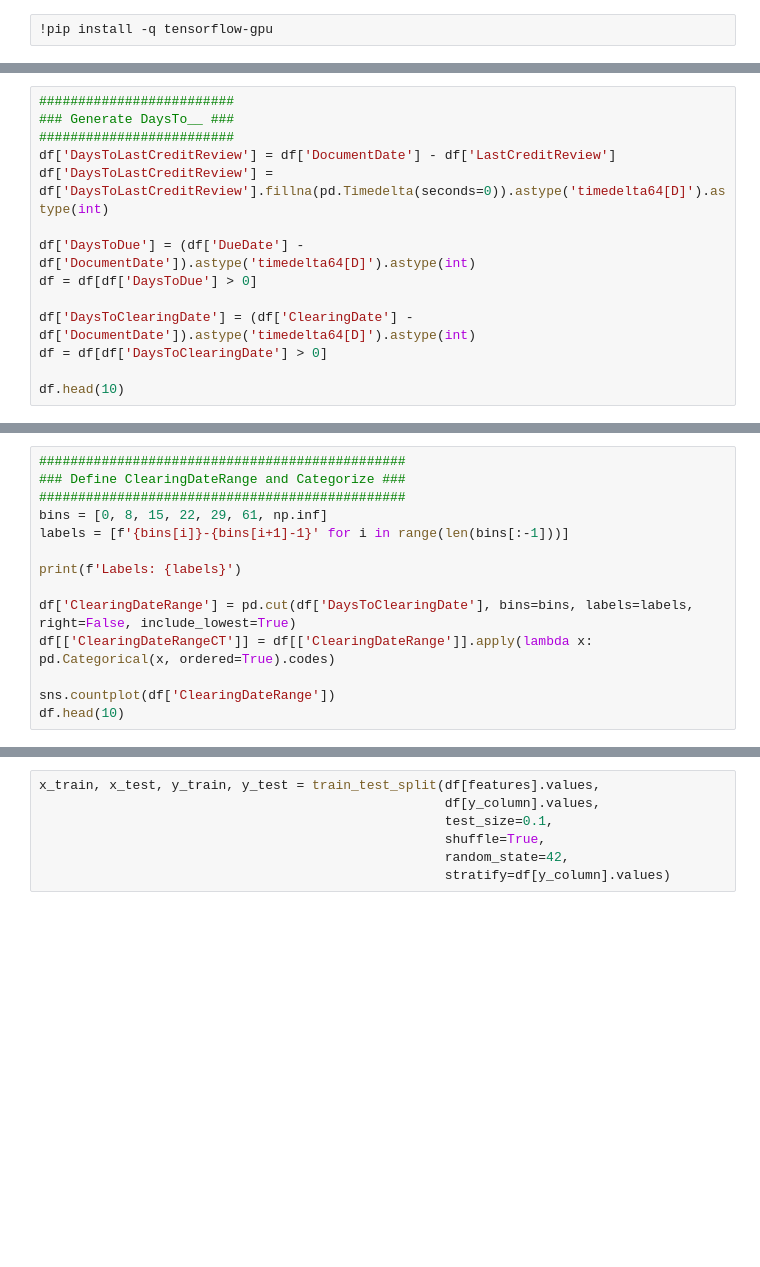
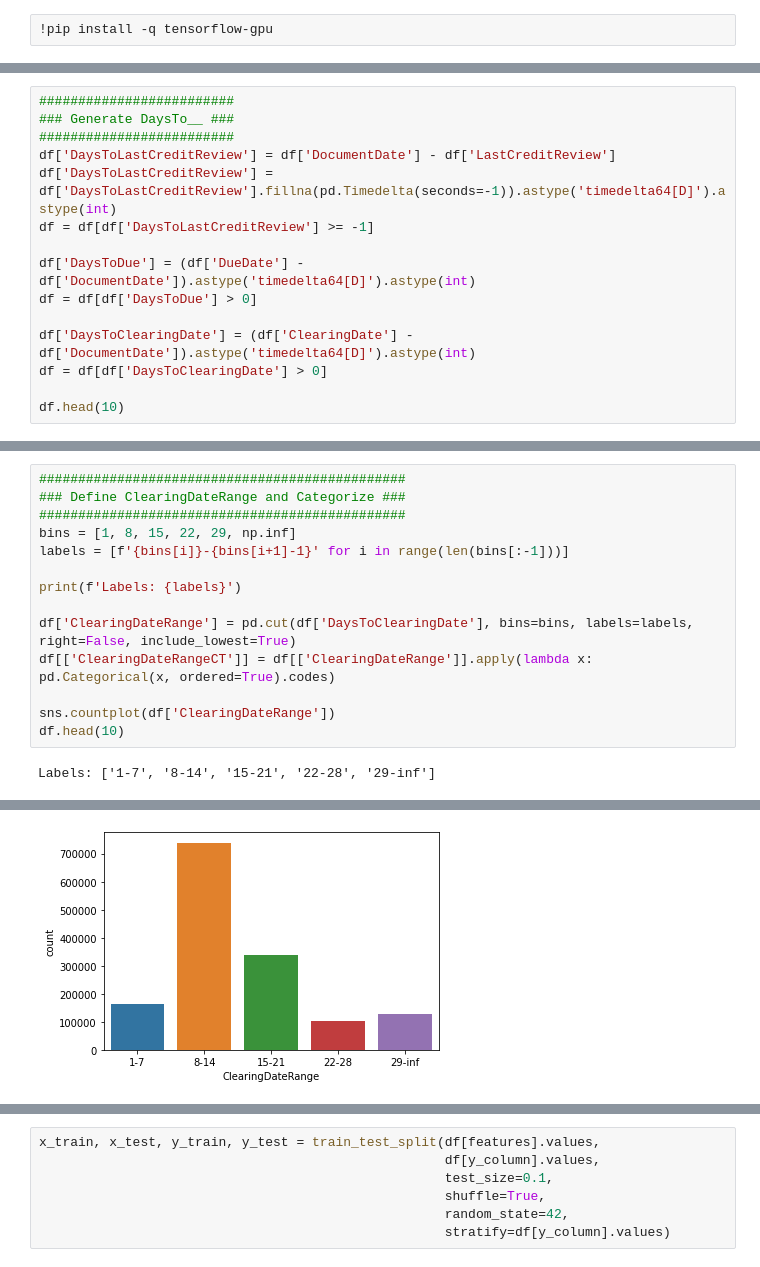
Before and after one commit to arthurflor23/invoice-payment-prediction, a Jupyter notebook: predict-payments.ipynb, the cells around one changed output, grey strips where cells are left out. Drawn from its saved outputs; the diff is of its cells as text; blank space fills up the shorter version.

```diff
--- a/predict-payments.ipynb
+++ b/predict-payments.ipynb
@@ -63,7 +125,8 @@ df.head(100)
 ### Generate DaysTo__ ###
 #########################
 df['DaysToLastCreditReview'] = df['DocumentDate'] - df['LastCreditReview']
-df['DaysToLastCreditReview'] = df['DaysToLastCreditReview'].fillna(pd.Timedelta(seconds=0)).astype('timedelta64[D]').astype(int)
+df['DaysToLastCreditReview'] = df['DaysToLastCreditReview'].fillna(pd.Timedelta(seconds=-1)).astype('timedelta64[D]').astype(int)
+df = df[df['DaysToLastCreditReview'] >= -1]
 
 df['DaysToDue'] = (df['DueDate'] - df['DocumentDate']).astype('timedelta64[D]').astype(int)
 df = df[df['DaysToDue'] > 0]
@@ -85,7 +173,7 @@ df.head(10)
 ###############################################
 ### Define ClearingDateRange and Categorize ###
 ###############################################
-bins = [0, 8, 15, 22, 29, 61, np.inf]
+bins = [1, 8, 15, 22, 29, np.inf]
 labels = [f'{bins[i]}-{bins[i+1]-1}' for i in range(len(bins[:-1]))]
 
 print(f'Labels: {labels}')
@@ -95,3 +183,5 @@ df[['ClearingDateRangeCT']] = df[['ClearingDateRange']].apply(lambda x: pd.Categ
 
 sns.countplot(df['ClearingDateRange'])
 df.head(10)
+# %% [output]
+Labels: ['1-7', '8-14', '15-21', '22-28', '29-inf']
@@ -98,3 +199,4 @@ df.head(10)
+[figure, added]
 # %%
 ################################################
 ### Extract Document/Due month, day, weekday ###
```
Also changed, not shown: parts of 21 cells of this notebook.
